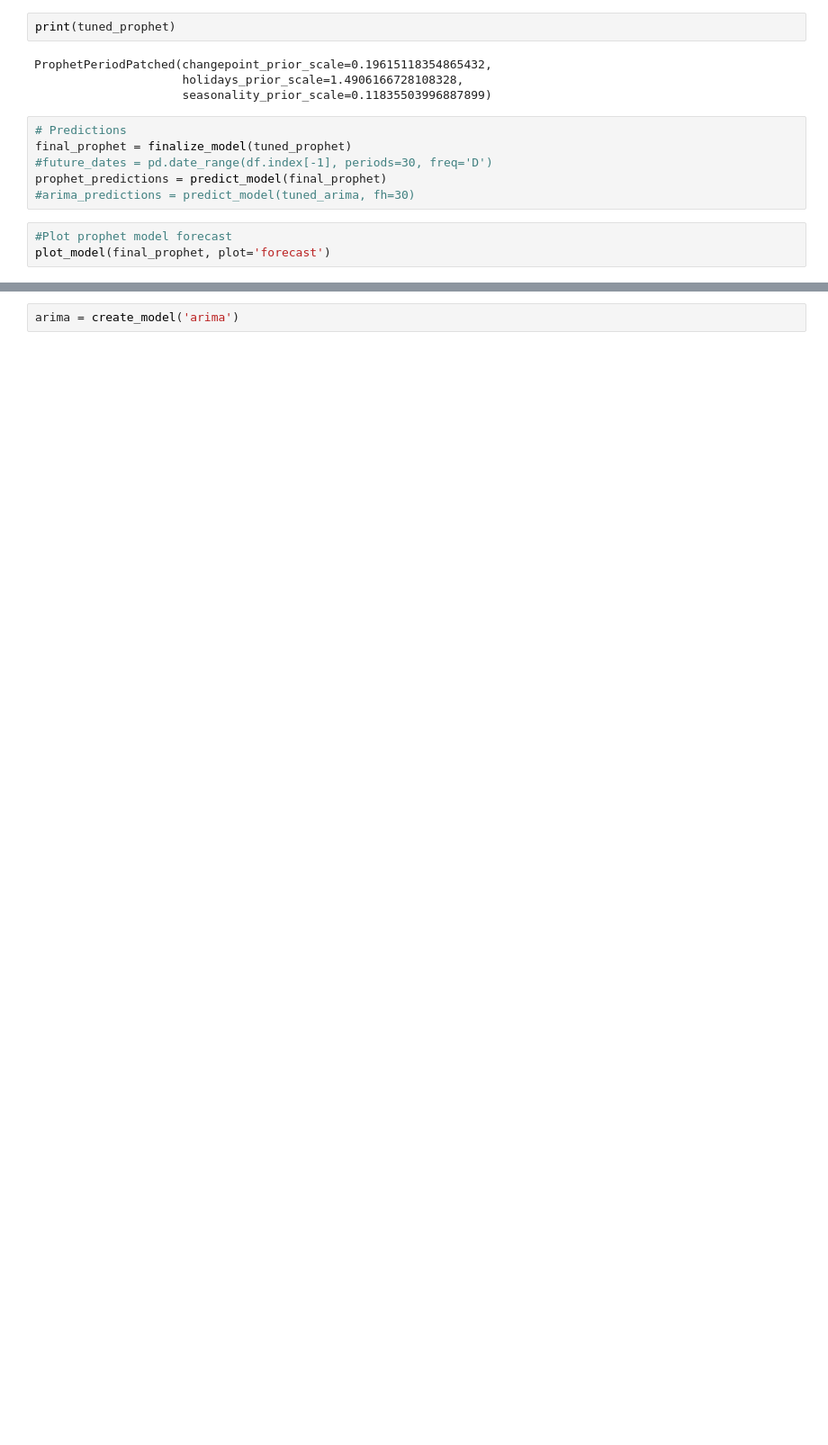
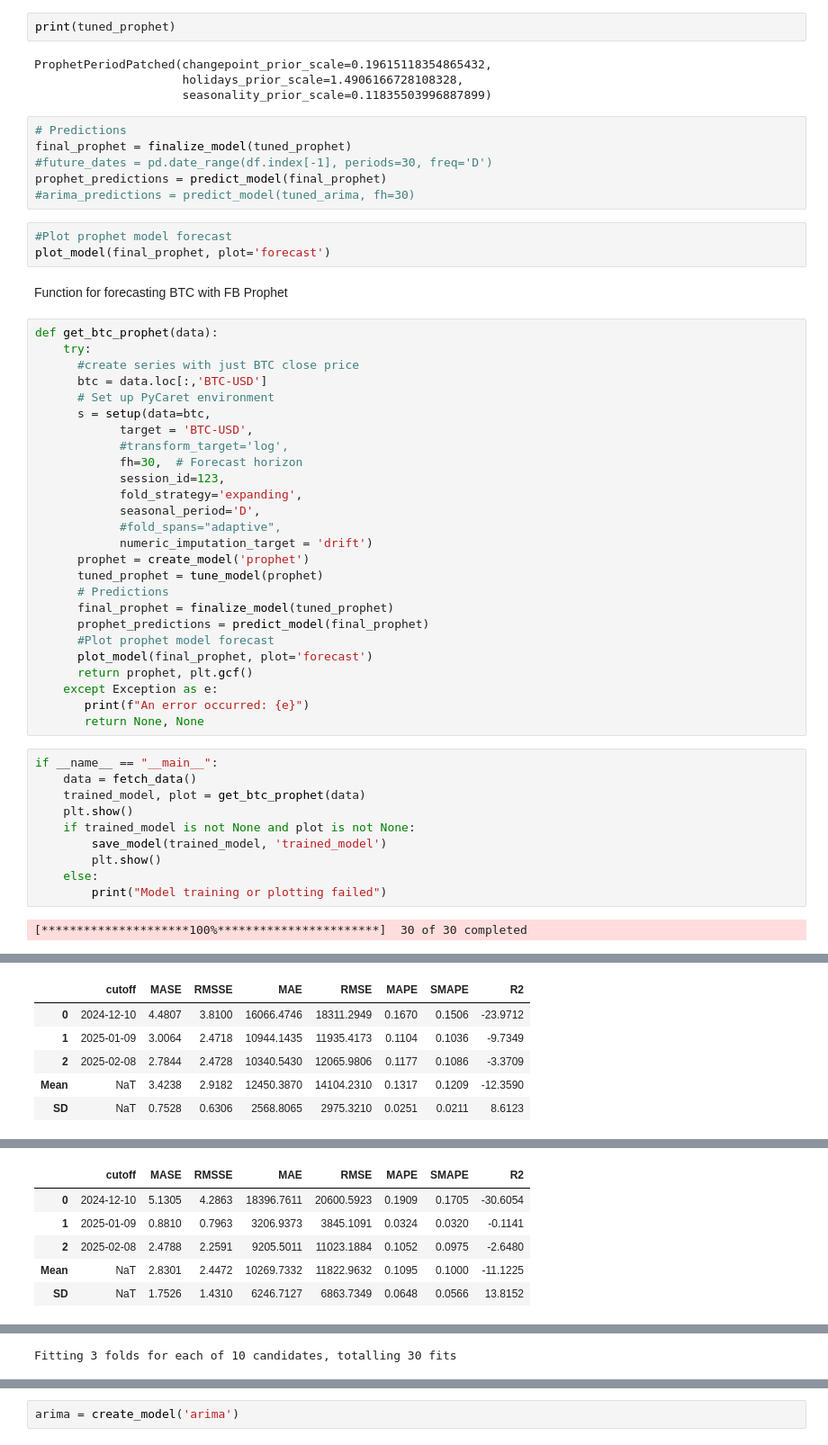
Before and after one commit to gedghill/AE2, a Jupyter notebook: arima_prophet_forecast.ipynb, the cells around one changed output, grey strips where cells are left out. Shown at 90% size. Drawn from its saved outputs; the diff is of its cells as text; blank space fills up the shorter version.

```diff
--- a/arima_prophet_forecast.ipynb
+++ b/arima_prophet_forecast.ipynb
@@ -99,3 +109,43 @@ prophet_predictions = predict_model(final_prophet)
 # %%
 #Plot prophet model forecast
 plot_model(final_prophet, plot='forecast')
+# %% [markdown]
+Function for forecasting BTC with FB Prophet
+# %%
+def get_btc_prophet(data):
+    try:
+      #create series with just BTC close price
+      btc = data.loc[:,'BTC-USD']
+      # Set up PyCaret environment
+      s = setup(data=btc,
+            target = 'BTC-USD',
+            #transform_target='log',
+            fh=30,  # Forecast horizon
+            session_id=123,
+            fold_strategy='expanding',
+            seasonal_period='D',
+            #fold_spans="adaptive",
+            numeric_imputation_target = 'drift')
+      prophet = create_model('prophet')
+      tuned_prophet = tune_model(prophet)
+      # Predictions
+      final_prophet = finalize_model(tuned_prophet)
+      prophet_predictions = predict_model(final_prophet)
+      #Plot prophet model forecast
+      plot_model(final_prophet, plot='forecast')
+      return prophet, plt.gcf()
+    except Exception as e:
+       print(f"An error occurred: {e}")
+       return None, None
+# %%
+if __name__ == "__main__":
+    data = fetch_data()
+    trained_model, plot = get_btc_prophet(data)
+    plt.show()
+    if trained_model is not None and plot is not None:
+        save_model(trained_model, 'trained_model')
+        plt.show()
+    else:
+        print("Model training or plotting failed")
+# %% [output]
+[*********************100%***********************]  30 of 30 completed
@@ -101,0 +170,6 @@ plot_model(final_prophet, plot='forecast')
+|  | cutoff | MASE | RMSSE | MAE | RMSE | MAPE | SMAPE | R2 |
+| 0 | 2024-12-10 | 4.4807 | 3.8100 | 16066.4746 | 18311.2949 | 0.1670 | 0.1506 | -23.9712 |
+| 1 | 2025-01-09 | 3.0064 | 2.4718 | 10944.1435 | 11935.4173 | 0.1104 | 0.1036 | -9.7349 |
+| 2 | 2025-02-08 | 2.7844 | 2.4728 | 10340.5430 | 12065.9806 | 0.1177 | 0.1086 | -3.3709 |
+| Mean | NaT | 3.4238 | 2.9182 | 12450.3870 | 14104.2310 | 0.1317 | 0.1209 | -12.3590 |
+| SD | NaT | 0.7528 | 0.6306 | 2568.8065 | 2975.3210 | 0.0251 | 0.0211 | 8.6123 |
@@ -101,0 +178,6 @@ plot_model(final_prophet, plot='forecast')
+|  | cutoff | MASE | RMSSE | MAE | RMSE | MAPE | SMAPE | R2 |
+| 0 | 2024-12-10 | 5.1305 | 4.2863 | 18396.7611 | 20600.5923 | 0.1909 | 0.1705 | -30.6054 |
+| 1 | 2025-01-09 | 0.8810 | 0.7963 | 3206.9373 | 3845.1091 | 0.0324 | 0.0320 | -0.1141 |
+| 2 | 2025-02-08 | 2.4788 | 2.2591 | 9205.5011 | 11023.1884 | 0.1052 | 0.0975 | -2.6480 |
+| Mean | NaT | 2.8301 | 2.4472 | 10269.7332 | 11822.9632 | 0.1095 | 0.1000 | -11.1225 |
+| SD | NaT | 1.7526 | 1.4310 | 6246.7127 | 6863.7349 | 0.0648 | 0.0566 | 13.8152 |
@@ -101,0 +185 @@ plot_model(final_prophet, plot='forecast')
+Fitting 3 folds for each of 10 candidates, totalling 30 fits
```
Also changed, not shown: parts of 29 cells of this notebook.
